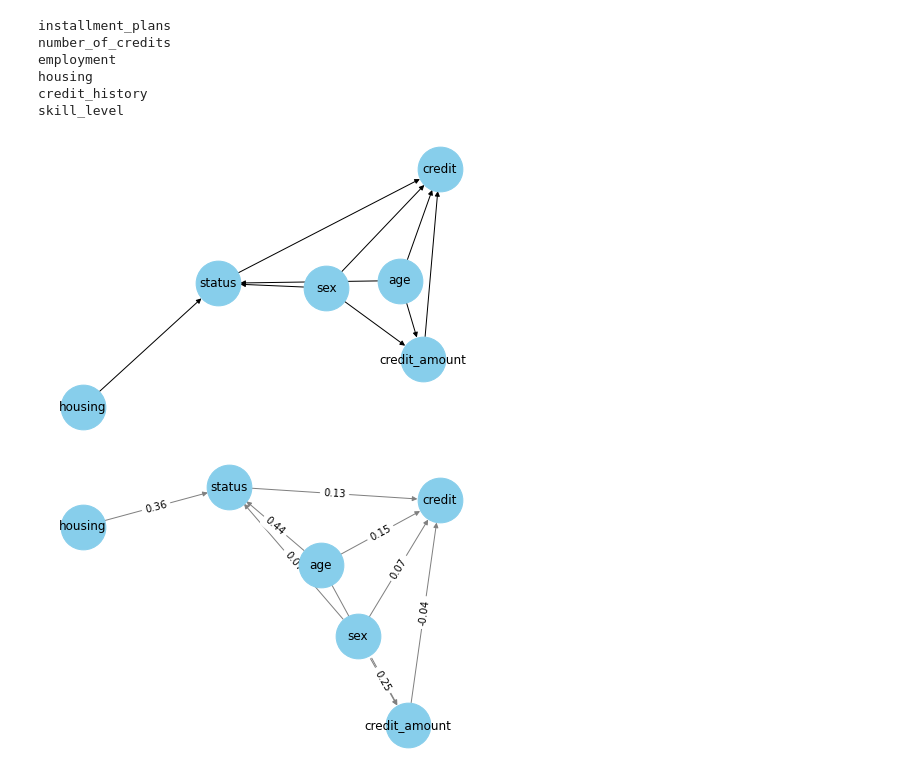
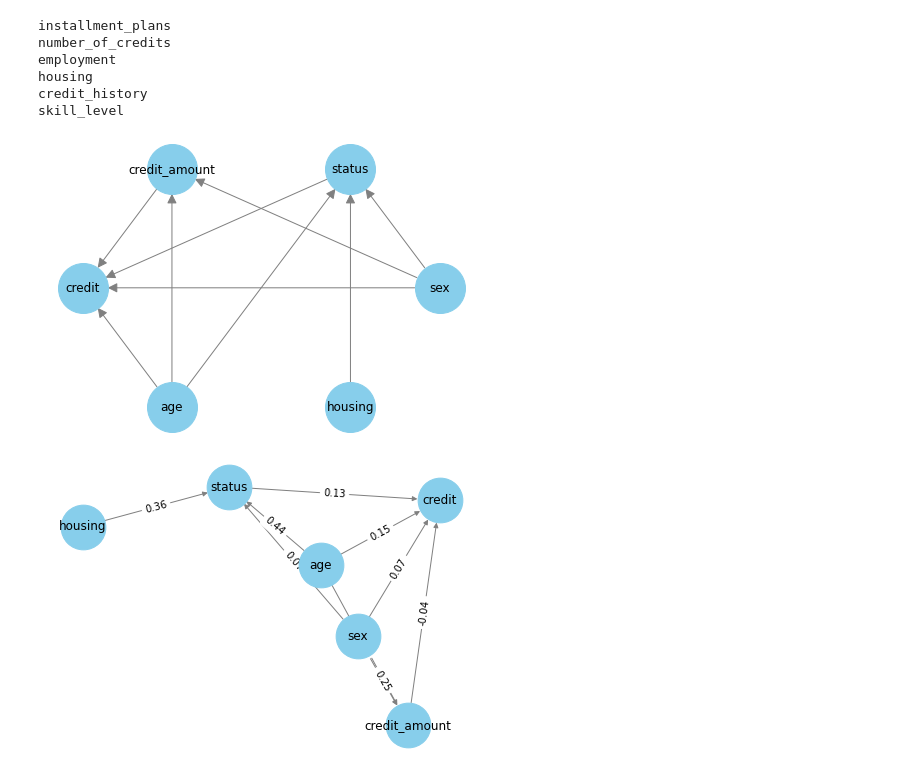
Before and after one commit to sainyam/Hyper-Code, a Jupyter notebook: ranking_query/German_exp.ipynb, the cells around one changed output. Cells and saved outputs as stored; diff of their text form; code cells hidden in the pictures.

Commit message:
updates on plots

```diff
--- a/ranking_query/German_exp.ipynb
+++ b/ranking_query/German_exp.ipynb
@@ -21,20 +29,23 @@ skill_level
 # %%
 G = nx.DiGraph()
 
 
 nodes = ['sex', 'status', 'credit_amount', 'credit', 'age', 'housing']
 G.add_nodes_from(nodes)
 
 G.add_edges_from([('sex', 'status'), ('sex', 'credit_amount'), ('sex', 'credit'),
                   ('housing', 'status'), ('age', 'status'),
                   ('age', 'credit'), ('age', 'credit_amount'),('credit_amount', 'credit'),('status', 'credit')])
 
 
-pos = nx.spring_layout(G)
-nx.draw(G, pos, with_labels=True, node_size=2000, node_color="skyblue")
+layout = nx.circular_layout(G)
+
+nx.draw(G, with_labels=True, node_color='skyblue', node_size=2500, edge_color='gray', arrowsize=20, pos=layout)
+
+plt.savefig(f'ranking_plots/causal_graph_German.png')
 plt.show()
 # %% [output]
-[figure, old version]
+[figure, new version]
 # %%
 new_G=get_new_G(G,df)
 pos = nx.spring_layout(new_G)
```
Also changed, not shown: parts of 54 cells of this notebook, 31 other files.
